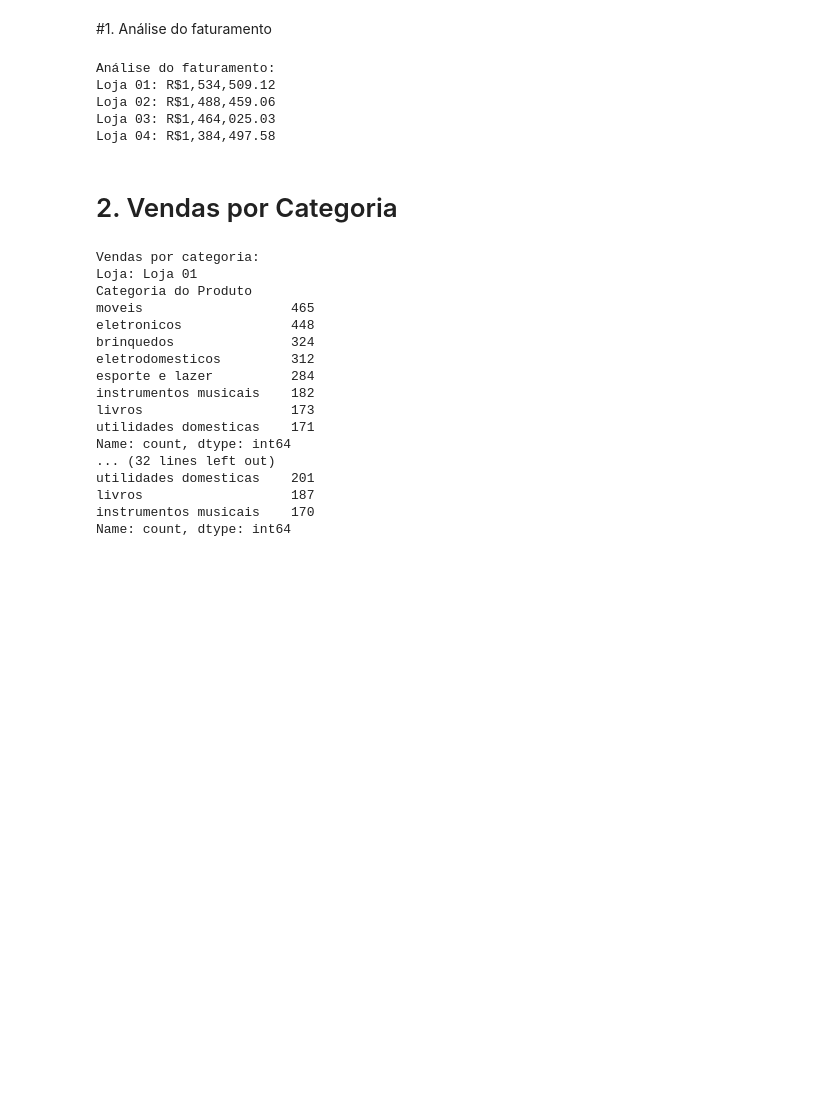
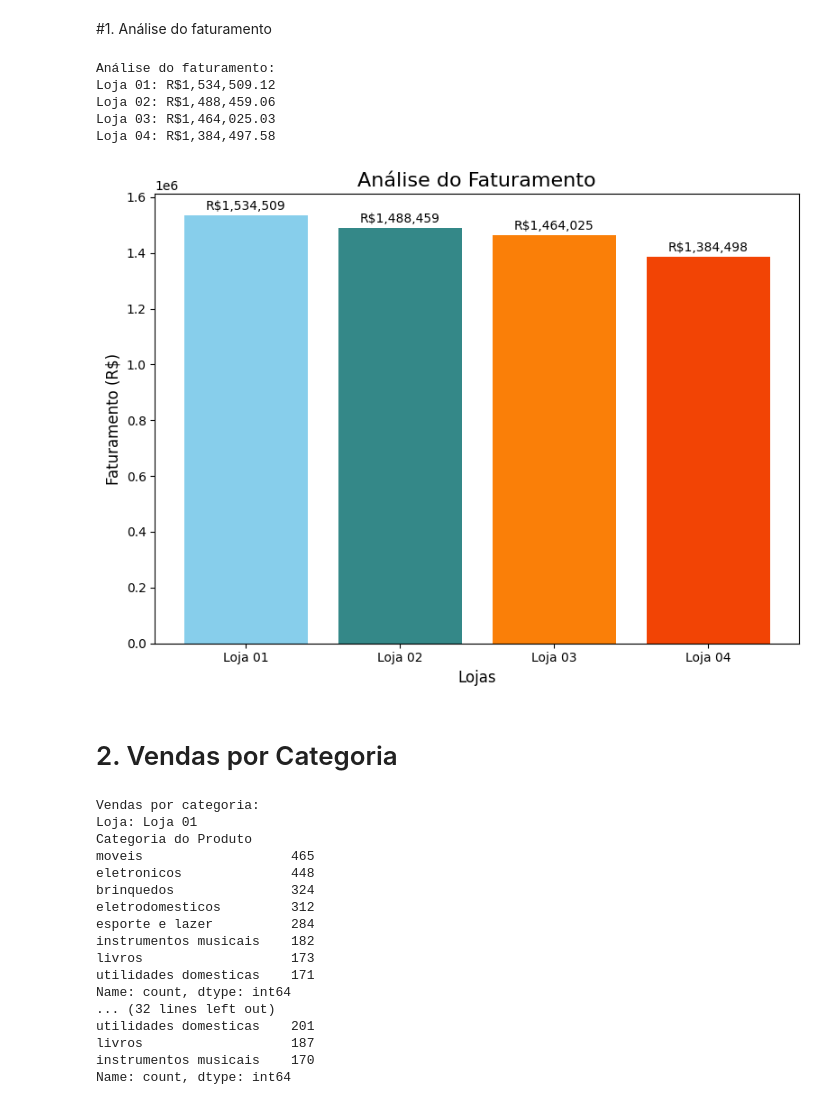
Before and after one commit to MateusSanfer/Desafio-de-codigo-AluraStore-Br, a Jupyter notebook: AluraStoreBr.ipynb, the cells around one changed output. Cells and saved outputs as stored; diff of their text form; code cells hidden in the pictures; blank space fills up the shorter version.

Commit message:
Feat: "Adicionado Gráficos"

```diff
--- a/AluraStoreBr.ipynb
+++ b/AluraStoreBr.ipynb
@@ -42,6 +42,29 @@ Loja 01: R$1,534,509.12
 Loja 02: R$1,488,459.06
 Loja 03: R$1,464,025.03
 Loja 04: R$1,384,497.58
+# %%
+# Dados
+lojas = list(faturamento.keys())   # ['Loja 01', 'Loja 02', 'Loja 03', 'Loja 04']
+valores = list(faturamento.values()) # [1534509.12, 1488459.06, 1464025.03, 1384497.58]
+
+# Criando o gráfico
+plt.figure(figsize=(8,6))  # Define o tamanho da figura
+plt.bar(lojas, valores, color=['skyblue', '#348888', '#FA7F08', '#F24405'])  # Gráfico de barras
+
+# Adicionando título e rótulos
+plt.title("Análise do Faturamento", fontsize=16)
+plt.xlabel("Lojas", fontsize=12)
+plt.ylabel("Faturamento (R$)", fontsize=12)
+
+# Mostrar os valores acima das barras (opcional, mas deixa mais bonito)
+for i, valor in enumerate(valores):
+    plt.text(i, valor + 10000, f'R${valor:,.0f}', ha='center', va='bottom', fontsize=10)
+
+# Exibir o gráfico
+plt.tight_layout()
+plt.show()
+# %% [output]
+[figure, added]
 # %% [markdown]
 # 2. Vendas por Categoria
 # %%
```
Also changed, not shown: parts of 11 cells of this notebook.
